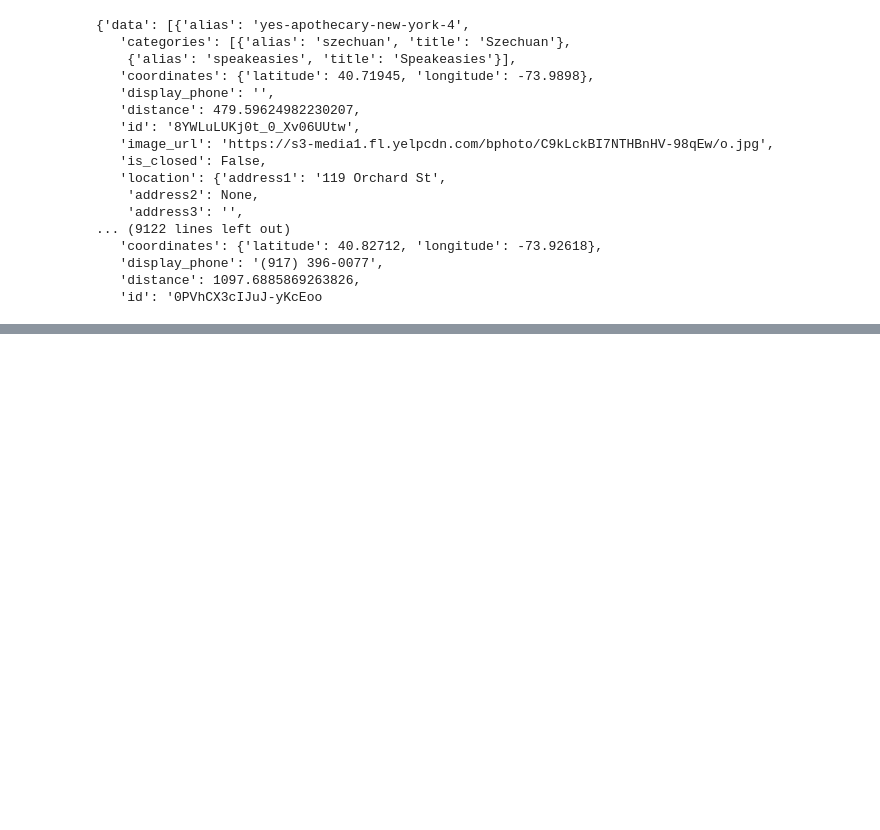
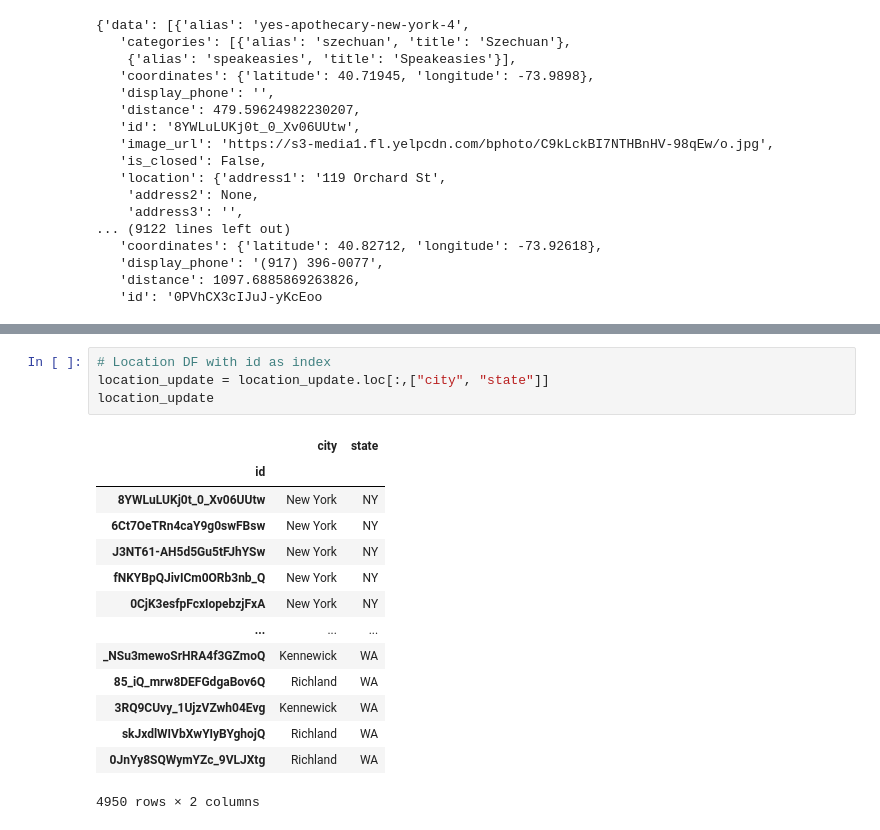
Before and after one commit to erikajwolf/Yelp_Metro_US_Analysis, a Jupyter notebook: Yelp_API.ipynb, the cells around one changed output, grey strips where cells are left out. Cells and saved outputs as stored; diff of their text form; blank space fills up the shorter version.

```diff
--- a/Yelp_API.ipynb
+++ b/Yelp_API.ipynb
@@ -191,0 +346,19 @@ yelp_panda_data_by_zip.to_csv("yelp_data.csv", encoding='utf-8', index=False)
+# %%
+# Location DF with id as index
+location_update = location_update.loc[:,["city", "state"]]
+location_update
+# %% [output]
+|  | city | state |
+| id |  |  |
+| 8YWLuLUKj0t_0_Xv06UUtw | New York | NY |
+| 6Ct7OeTRn4caY9g0swFBsw | New York | NY |
+| J3NT61-AH5d5Gu5tFJhYSw | New York | NY |
+| fNKYBpQJivICm0ORb3nb_Q | New York | NY |
+| 0CjK3esfpFcxIopebzjFxA | New York | NY |
+| ... | ... | ... |
+| _NSu3mewoSrHRA4f3GZmoQ | Kennewick | WA |
+| 85_iQ_mrw8DEFGdgaBov6Q | Richland | WA |
+| 3RQ9CUvy_1UjzVZwh04Evg | Kennewick | WA |
+| skJxdlWIVbXwYIyBYghojQ | Richland | WA |
+| 0JnYy8SQWymYZc_9VLJXtg | Richland | WA |
+4950 rows × 2 columns
```
Also changed, not shown: parts of 16 cells of this notebook.
